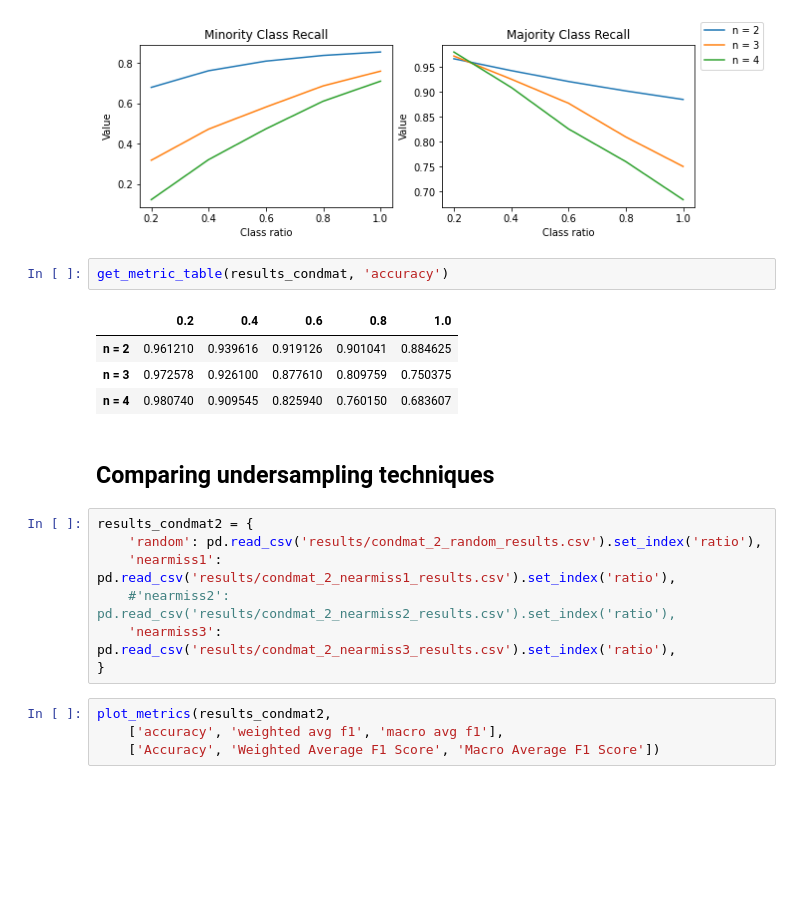
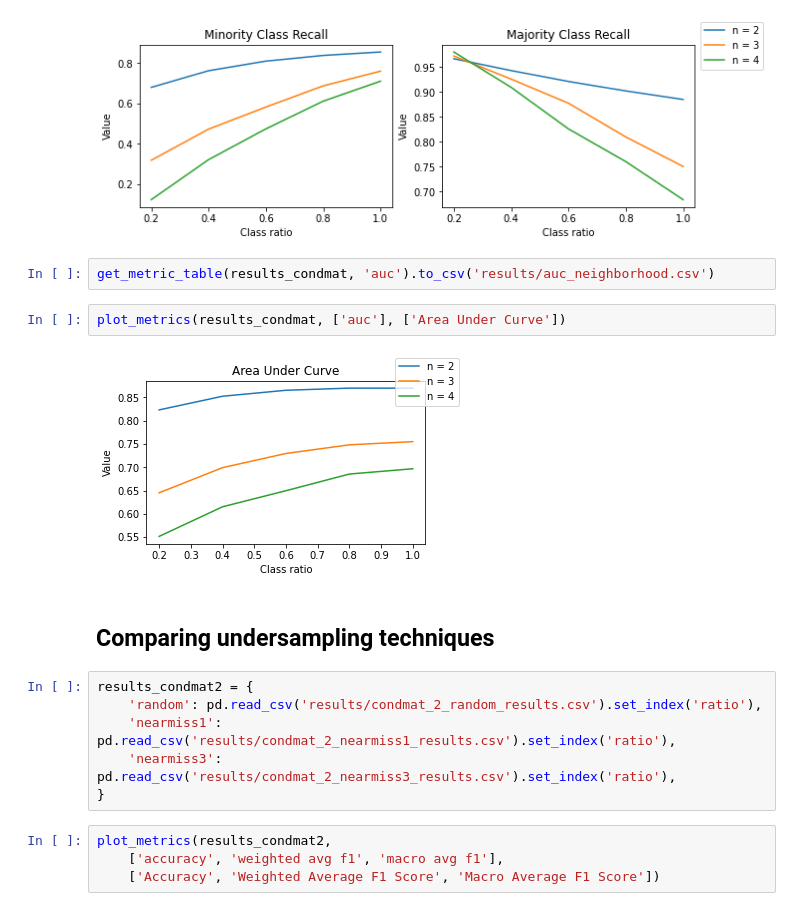
Before and after one commit to reluzita/LU-SNACS, a Jupyter notebook: visualize_results.ipynb, the cells around one changed output. Drawn from its saved outputs; the diff is of its cells as text; blank space fills up the shorter version.

```diff
--- a/visualize_results.ipynb
+++ b/visualize_results.ipynb
@@ -109,20 +90,18 @@ plot_metrics(results_condmat,
     ['Minority Class Recall', 'Majority Class Recall'])
 # %% [output]
 [figure]
-# %%
-get_metric_table(results_condmat, 'accuracy')
-# %% [output]
-|  | 0.2 | 0.4 | 0.6 | 0.8 | 1.0 |
-| n = 2 | 0.961210 | 0.939616 | 0.919126 | 0.901041 | 0.884625 |
-| n = 3 | 0.972578 | 0.926100 | 0.877610 | 0.809759 | 0.750375 |
-| n = 4 | 0.980740 | 0.909545 | 0.825940 | 0.760150 | 0.683607 |
+# %%
+get_metric_table(results_condmat, 'auc').to_csv('results/auc_neighborhood.csv')
+# %%
+plot_metrics(results_condmat, ['auc'], ['Area Under Curve'])
+# %% [output]
+[figure, added]
 # %% [markdown]
 ## Comparing undersampling techniques
 # %%
 results_condmat2 = {
     'random': pd.read_csv('results/condmat_2_random_results.csv').set_index('ratio'),
     'nearmiss1': pd.read_csv('results/condmat_2_nearmiss1_results.csv').set_index('ratio'),
-    #'nearmiss2': pd.read_csv('results/condmat_2_nearmiss2_results.csv').set_index('ratio'),
     'nearmiss3': pd.read_csv('results/condmat_2_nearmiss3_results.csv').set_index('ratio'),
 }
 # %%
```
Also changed, not shown: parts of 11 cells of this notebook, 10 other files.
